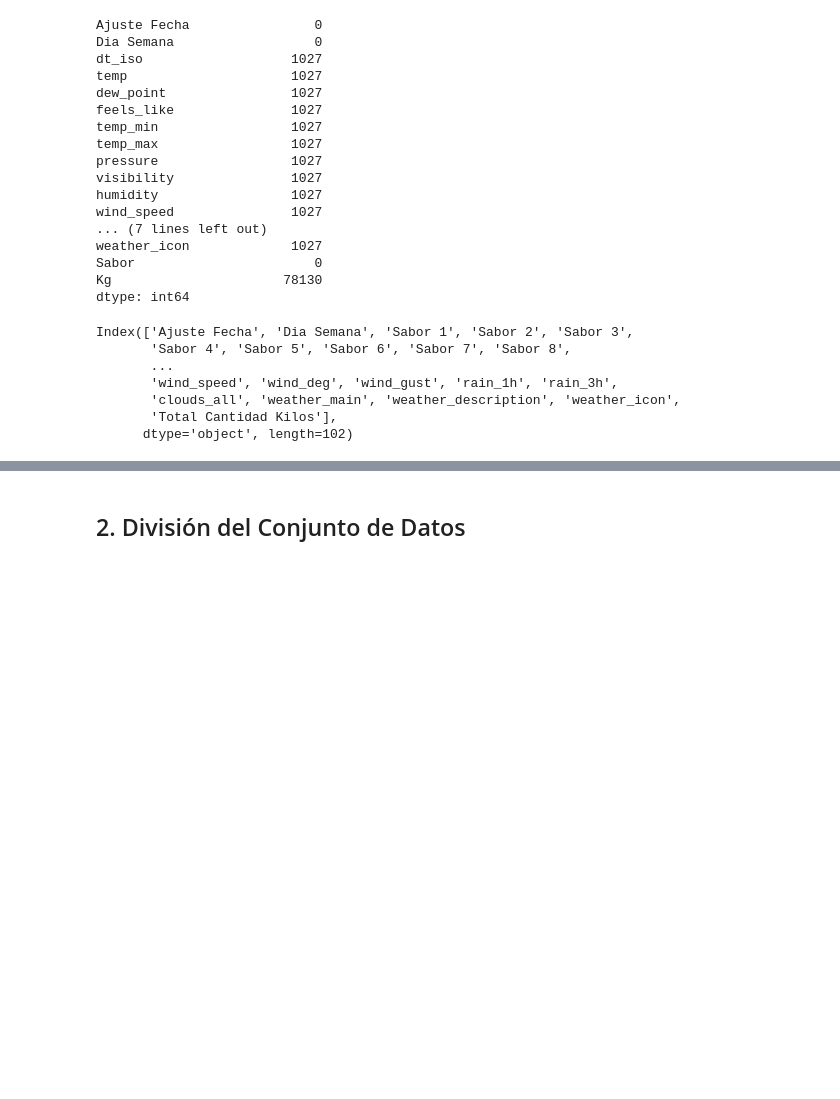
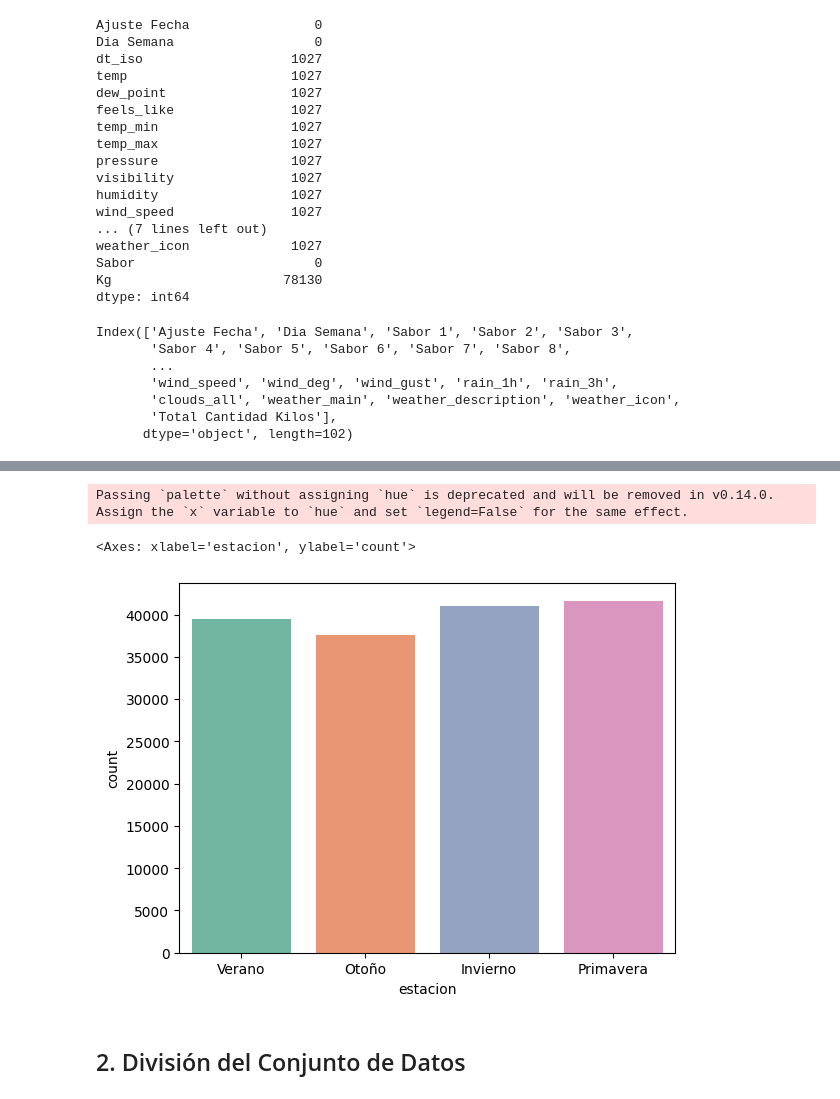
Before and after one commit to LucasGauto/Helados, a Jupyter notebook: ntoebook.ipynb, the cells around one changed output, grey strips where cells are left out. Cells and saved outputs as stored; diff of their text form; code cells hidden in the pictures; blank space fills up the shorter version.

```diff
--- a/ntoebook.ipynb
+++ b/ntoebook.ipynb
@@ -651,0 +648,5 @@ df_melt = df_melt[df_melt['Sabor'] != 'Total Cantidad Kilos']
+# %%
+import holidays
+
+# Si solo querés nacionales:
+ar_holidays = holidays.country_holidays("ARG")           # desde 1900 hasta 2099 aprox.
@@ -651,0 +700,4 @@ df_melt = df_melt[df_melt['Sabor'] != 'Total Cantidad Kilos']
+# %%
+df_melt['dt_iso'] = pd.to_datetime(df_melt['dt_iso'])
+df_melt['es_feriado'] = df_melt['dt_iso'].apply(lambda x: parsear_feriado(x))
+#df_melt['feriado_nombre'] = df_melt['dt_iso'].apply(lambda x: parsear_motivo_feriado(x))
@@ -651,0 +709,25 @@ df_melt = df_melt[df_melt['Sabor'] != 'Total Cantidad Kilos']
+# %%
+# Definir una función para determinar la estación del año en Argentina
+def obtener_estacion(fecha):
+    '''
+    Esta función recibe una fecha y devuelve la estación correspondiente en Argentina.
+    '''
+    if pd.isna(fecha):  # Manejar valores nulos
+        return None
+    mes = fecha.month
+    dia = fecha.day
+
+    if (mes == 12 and dia >= 21) or (mes in [1, 2]) or (mes == 3 and dia < 21):
+        return 'Verano'
+    elif (mes == 3 and dia >= 21) or (mes in [4, 5]) or (mes == 6 and dia < 21):
+        return 'Otoño'
+    elif (mes == 6 and dia >= 21) or (mes in [7, 8]) or (mes == 9 and dia < 21):
+        return 'Invierno'
+    elif (mes == 9 and dia >= 21) or (mes in [10, 11]) or (mes == 12 and dia < 21):
+        return 'Primavera'
+
+# Crear la columna 'estacion' en el DataFrame
+df_melt['estacion'] = df_melt['dt_iso'].apply(obtener_estacion)
+
+# Verificar los resultados
+df_melt[['dt_iso', 'estacion']].head()
@@ -652,3 +741,9 @@ df_melt = df_melt[df_melt['Sabor'] != 'Total Cantidad Kilos']
+# %%
+sns.countplot(data=df_melt, x='estacion', palette='Set2')
+# %% [output]
+Passing `palette` without assigning `hue` is deprecated and will be removed in v0.14.0. Assign the `x` variable to `hue` and set `legend=False` for the same effect.
+<Axes: xlabel='estacion', ylabel='count'>
+[figure, added]
 # %% [markdown]
 ## 2. División del Conjunto de Datos
 # %% [markdown]
```
Also changed, not shown: parts of 56 cells of this notebook, 3 other files.
